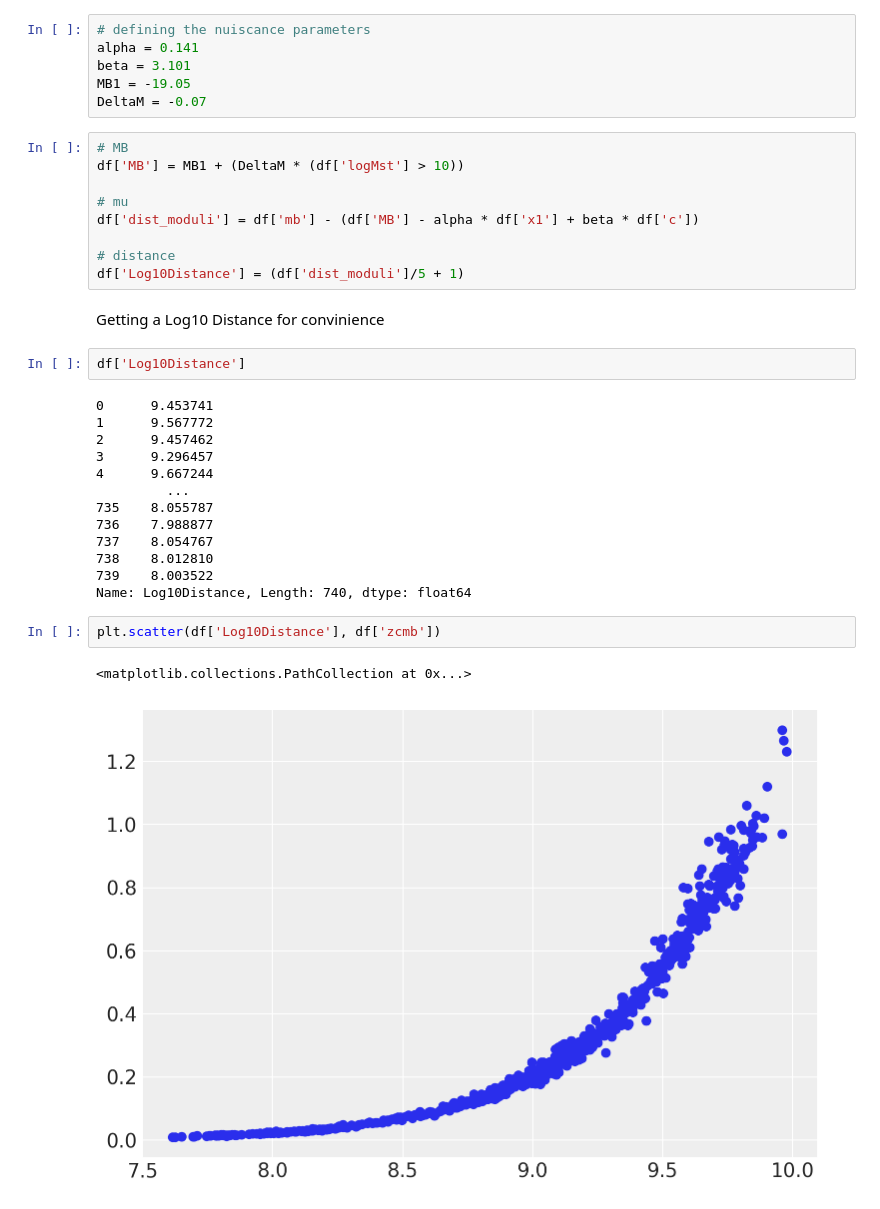
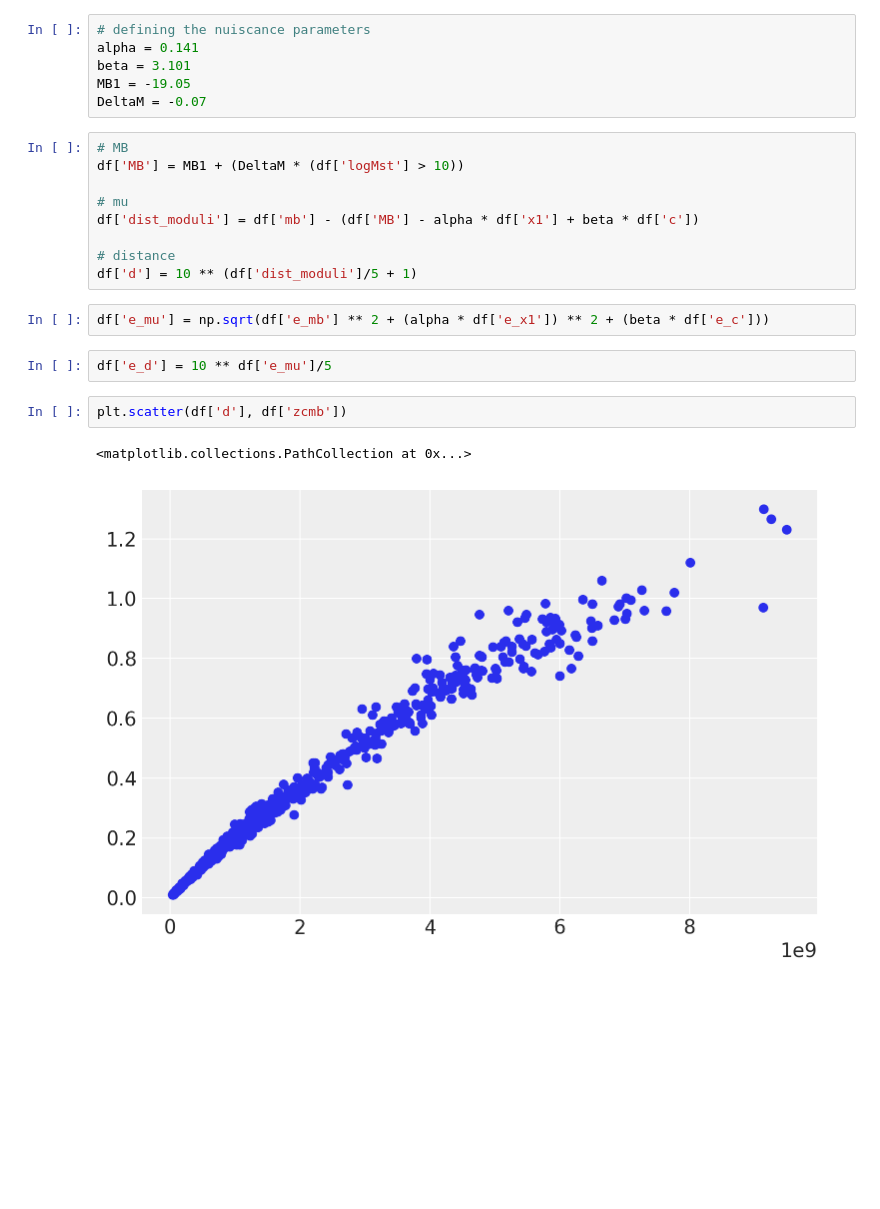
Before and after one commit to Raghuram-Veeramallu/Astro_Stat_Project2, a Jupyter notebook: Project2_Group3.ipynb, the cells around one changed output. Cells and saved outputs as stored; diff of their text form; blank space fills up the shorter version.

```diff
--- a/Project2_Group3.ipynb
+++ b/Project2_Group3.ipynb
@@ -89,27 +99,14 @@ df['MB'] = MB1 + (DeltaM * (df['logMst'] > 10))
 df['dist_moduli'] = df['mb'] - (df['MB'] - alpha * df['x1'] + beta * df['c'])
 
 # distance
-df['Log10Distance'] = (df['dist_moduli']/5 + 1)
+df['d'] = 10 ** (df['dist_moduli']/5 + 1)
-# %% [markdown]
-Getting a Log10 Distance for convinience
-# %%
-df['Log10Distance']
-# %% [output]
-0      9.453741
-1      9.567772
-2      9.457462
-3      9.296457
-4      9.667244
-         ...
-735    8.055787
-736    7.988877
-737    8.054767
-738    8.012810
-739    8.003522
-Name: Log10Distance, Length: 740, dtype: float64
+# %%
+df['e_mu'] = np.sqrt(df['e_mb'] ** 2 + (alpha * df['e_x1']) ** 2 + (beta * df['e_c']))
+# %%
+df['e_d'] = 10 ** df['e_mu']/5
 # %%
-plt.scatter(df['Log10Distance'], df['zcmb'])
+plt.scatter(df['d'], df['zcmb'])
 # %% [output]
 <matplotlib.collections.PathCollection at 0x...>
-[figure, old version]
+[figure, new version]
 # %%
```
Also changed, not shown: parts of 12 cells of this notebook.
